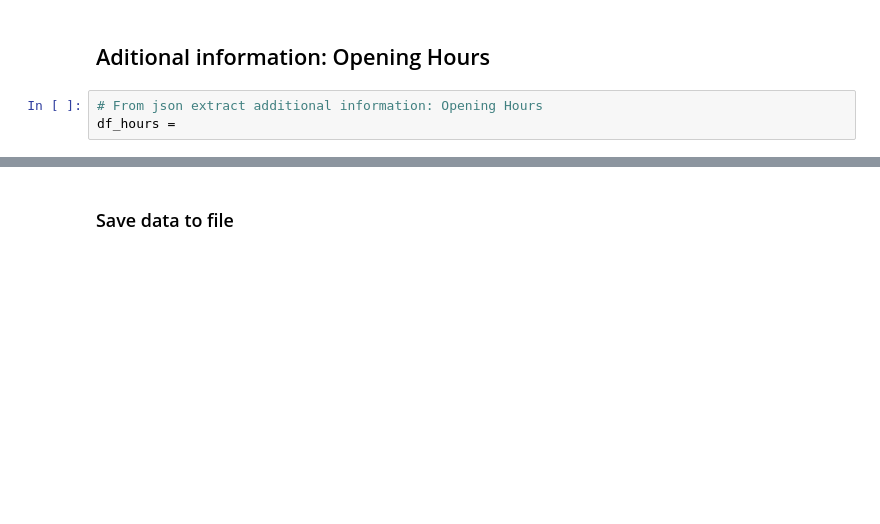
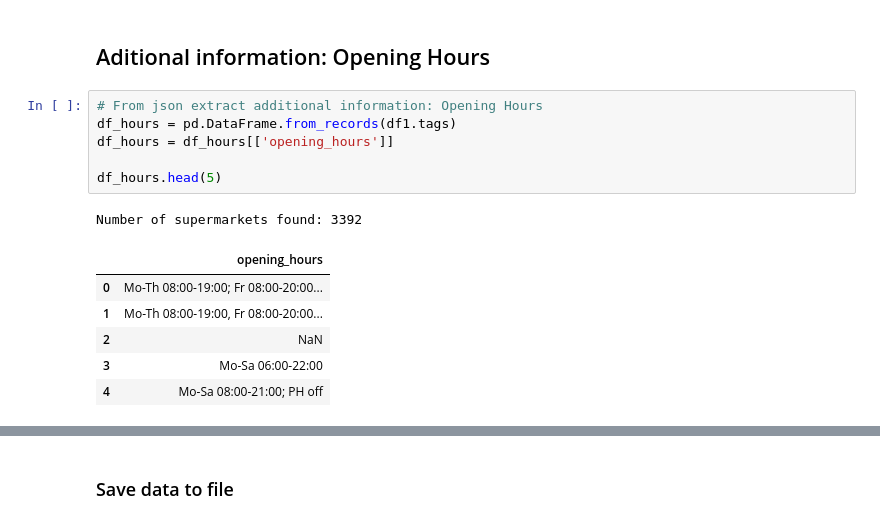
Before and after one commit to joa-b24/data_analytics, a Jupyter notebook: Week_02/supermarkets_data_preparation.ipynb, the cells around one changed output, grey strips where cells are left out. Cells and saved outputs as stored; diff of their text form; blank space fills up the shorter version.

```diff
--- a/Week_02/supermarkets_data_preparation.ipynb
+++ b/Week_02/supermarkets_data_preparation.ipynb
@@ -223,4 +223,15 @@ Number of supermarkets found: 1148
 ## Aditional information: Opening Hours
 # %%
 # From json extract additional information: Opening Hours
-df_hours =
+df_hours = pd.DataFrame.from_records(df1.tags)
+df_hours = df_hours[['opening_hours']]
+
+df_hours.head(5)
+# %% [output]
+Number of supermarkets found: 3392
+|  | opening_hours |
+| 0 | Mo-Th 08:00-19:00; Fr 08:00-20:00... |
+| 1 | Mo-Th 08:00-19:00, Fr 08:00-20:00... |
+| 2 | NaN |
+| 3 | Mo-Sa 06:00-22:00 |
+| 4 | Mo-Sa 08:00-21:00; PH off |
```
Also changed, not shown: parts of 5 cells of this notebook, 3 other files.
